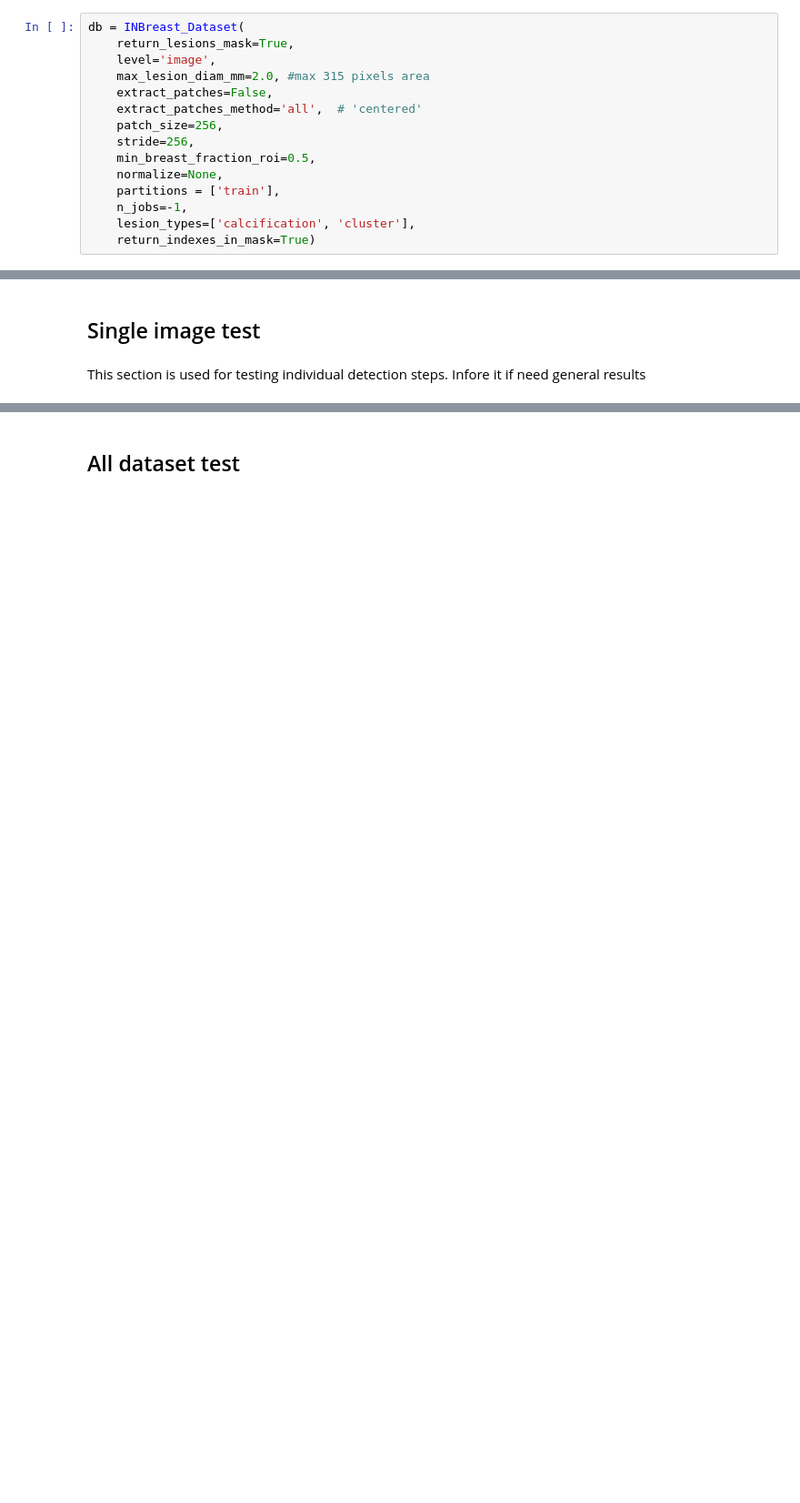
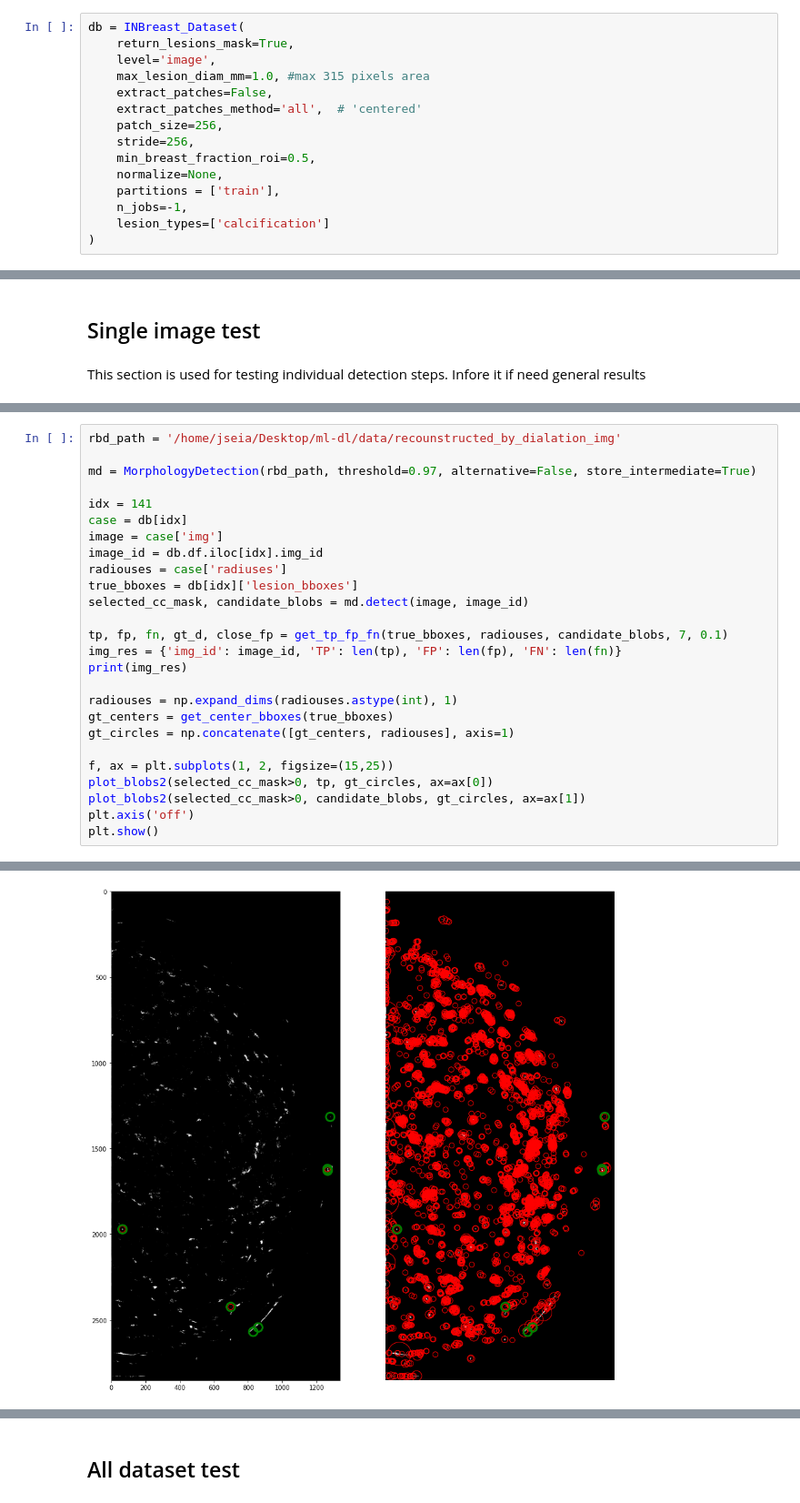
Before and after one commit to joaco18/calc-det, a Jupyter notebook: notebooks/Morphology mC Detection Test.ipynb, the cells around one changed output, grey strips where cells are left out. Shown at 91% size. Saved outputs shown, nothing was run; the diff lists cells and outputs as text; blank space fills up the shorter version.

```diff
--- a/notebooks/Morphology mC Detection Test.ipynb
+++ b/notebooks/Morphology mC Detection Test.ipynb
@@ -18,7 +24,7 @@ from skimage import restoration
 db = INBreast_Dataset(
     return_lesions_mask=True,
     level='image',
-    max_lesion_diam_mm=2.0, #max 315 pixels area
+    max_lesion_diam_mm=1.0, #max 315 pixels area
     extract_patches=False,
     extract_patches_method='all',  # 'centered'
     patch_size=256,
@@ -27,5 +33,5 @@ db = INBreast_Dataset(
     normalize=None,
     partitions = ['train'],
     n_jobs=-1,
-    lesion_types=['calcification', 'cluster'],
-    return_indexes_in_mask=True)
+    lesion_types=['calcification']
+)
@@ -82,0 +42,27 @@ True
+# %%
+rbd_path = '/home/jseia/Desktop/ml-dl/data/recounstructed_by_dialation_img'
+
+md = MorphologyDetection(rbd_path, threshold=0.97, alternative=False, store_intermediate=True)
+
+idx = 141
+case = db[idx]
+image = case['img']
+image_id = db.df.iloc[idx].img_id
+radiouses = case['radiuses']
+true_bboxes = db[idx]['lesion_bboxes']
+selected_cc_mask, candidate_blobs = md.detect(image, image_id)
+
+tp, fp, fn, gt_d, close_fp = get_tp_fp_fn(true_bboxes, radiouses, candidate_blobs, 7, 0.1)
+img_res = {'img_id': image_id, 'TP': len(tp), 'FP': len(fp), 'FN': len(fn)}
+print(img_res)
+
+radiouses = np.expand_dims(radiouses.astype(int), 1)
+gt_centers = get_center_bboxes(true_bboxes)
+gt_circles = np.concatenate([gt_centers, radiouses], axis=1)
+
+f, ax = plt.subplots(1, 2, figsize=(15,25))
+plot_blobs2(selected_cc_mask>0, tp, gt_circles, ax=ax[0])
+plot_blobs2(selected_cc_mask>0, candidate_blobs, gt_circles, ax=ax[1])
+plt.axis('off')
+plt.show()
+# %% [output]
@@ -82,0 +70 @@ True
+[figure, added]
```
Also changed, not shown: parts of 25 cells of this notebook.
